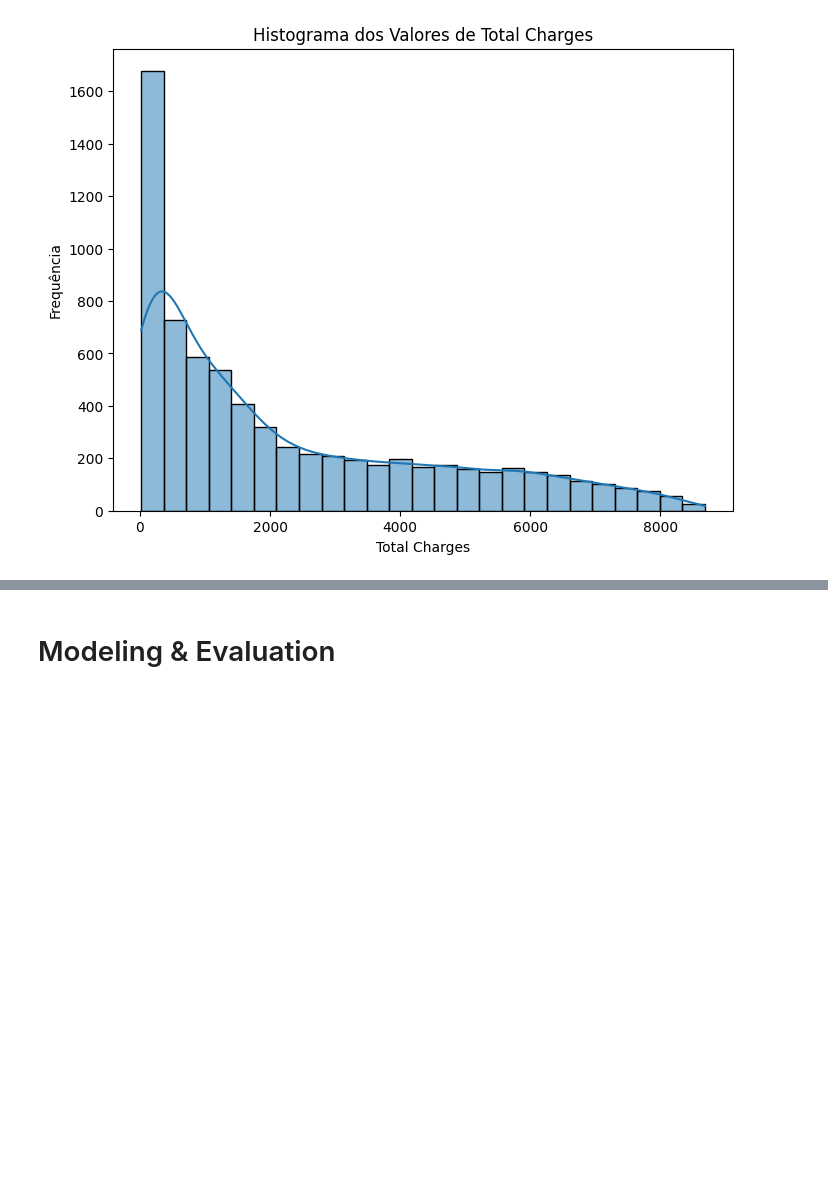
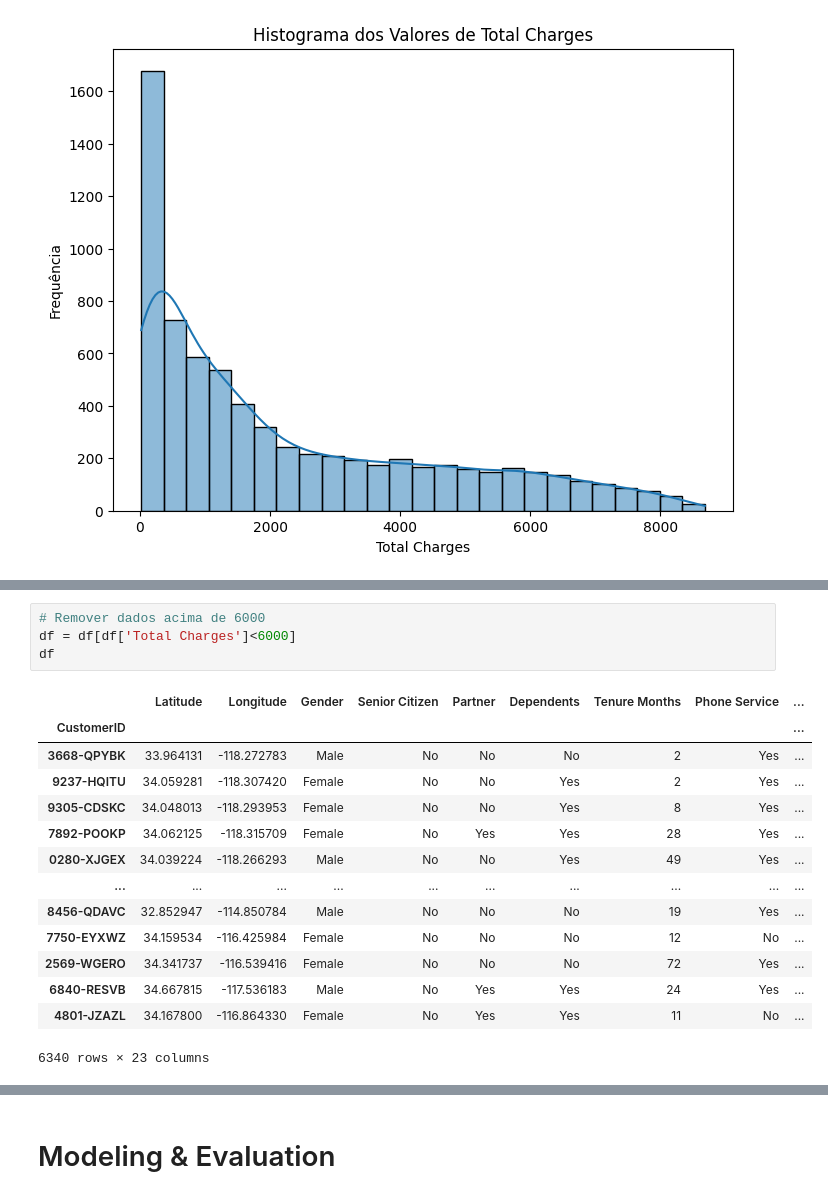
Before and after one commit to GTBelini22/Churn_IBM_ML, a Jupyter notebook: notebooks/modeling.ipynb, the cells around one changed output, grey strips where cells are left out. Saved outputs shown, nothing was run; the diff lists cells and outputs as text; blank space fills up the shorter version.

```diff
--- a/notebooks/modeling.ipynb
+++ b/notebooks/modeling.ipynb
@@ -163,0 +176,19 @@ plt.show()
+# %%
+# Remover dados acima de 6000
+df = df[df['Total Charges']<6000]
+df
+# %% [output]
+|  | Latitude | Longitude | Gender | Senior Citizen | Partner | Dependents | Tenure Months | Phone Service | ... |
+| CustomerID |  |  |  |  |  |  |  |  | ... |
+| 3668-QPYBK | 33.964131 | -118.272783 | Male | No | No | No | 2 | Yes | ... |
+| 9237-HQITU | 34.059281 | -118.307420 | Female | No | No | Yes | 2 | Yes | ... |
+| 9305-CDSKC | 34.048013 | -118.293953 | Female | No | No | Yes | 8 | Yes | ... |
+| 7892-POOKP | 34.062125 | -118.315709 | Female | No | Yes | Yes | 28 | Yes | ... |
+| 0280-XJGEX | 34.039224 | -118.266293 | Male | No | No | Yes | 49 | Yes | ... |
+| ... | ... | ... | ... | ... | ... | ... | ... | ... | ... |
+| 8456-QDAVC | 32.852947 | -114.850784 | Male | No | No | No | 19 | Yes | ... |
+| 7750-EYXWZ | 34.159534 | -116.425984 | Female | No | No | No | 12 | No | ... |
+| 2569-WGERO | 34.341737 | -116.539416 | Female | No | No | No | 72 | Yes | ... |
+| 6840-RESVB | 34.667815 | -117.536183 | Male | No | Yes | Yes | 24 | Yes | ... |
+| 4801-JZAZL | 34.167800 | -116.864330 | Female | No | Yes | Yes | 11 | No | ... |
+6340 rows × 23 columns
```
Also changed, not shown: parts of 2 cells of this notebook.
